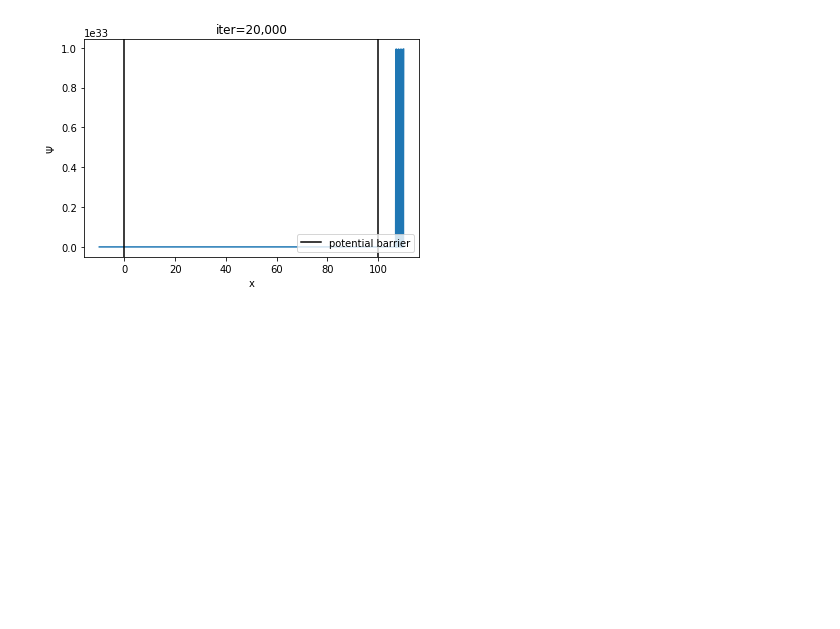
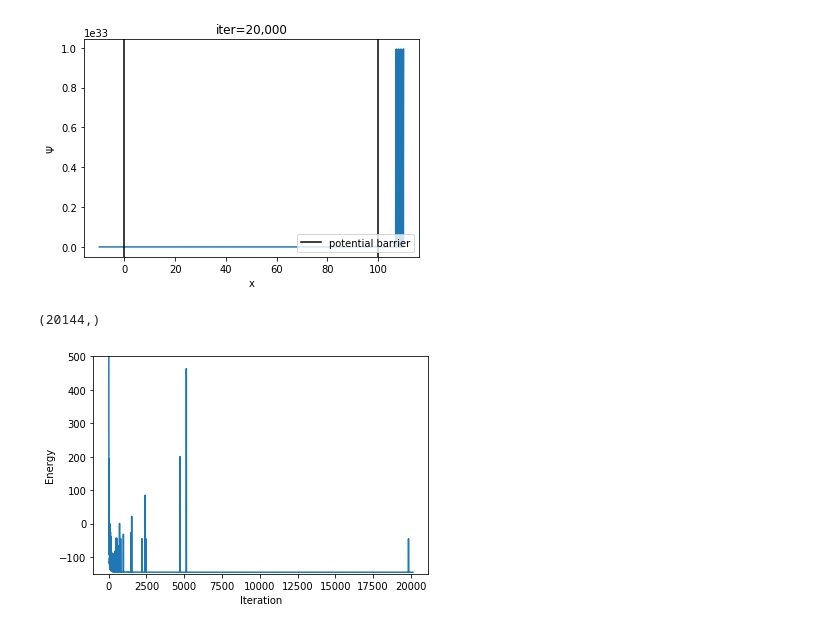
Before and after one commit to INASIC/NQS, a Jupyter notebook: RBM Particle in Box/plotting trained wavefunctions ... nsweeps=100, nv_=10, nh_ = 20.ipynb, the cells around one changed output. Saved outputs shown, nothing was run; the diff lists cells and outputs as text; code cells hidden in the pictures; blank space fills up the shorter version.

Commit message:
Plotted energy against iteration

```diff
--- a/RBM Particle in Box/plotting trained wavefunctions ... nsweeps=100, nv_=10, nh_ = 20.ipynb
+++ b/RBM Particle in Box/plotting trained wavefunctions ... nsweeps=100, nv_=10, nh_ = 20.ipynb
@@ -102,3 +102,17 @@ for list_list in list_list_params:
 [figure]
 [figure]
 [figure]
+# %%
+iter_energy = pd.read_csv('./data/nsweeps=100,nv=10,nh=20/iter_elocmean.dat', sep=';', header=None)
+# %%
+iter_energy[0].shape
+# %% [output]
+(20144,)
+# %%
+plt.plot(iter_energy[0], iter_energy[1])
+plt.ylim(-150, 500)
+plt.ylabel('Energy')
+plt.xlabel('Iteration')
+plt.show()
+# %% [output]
+[figure, added]
```
Also changed, not shown: 24 other files.
